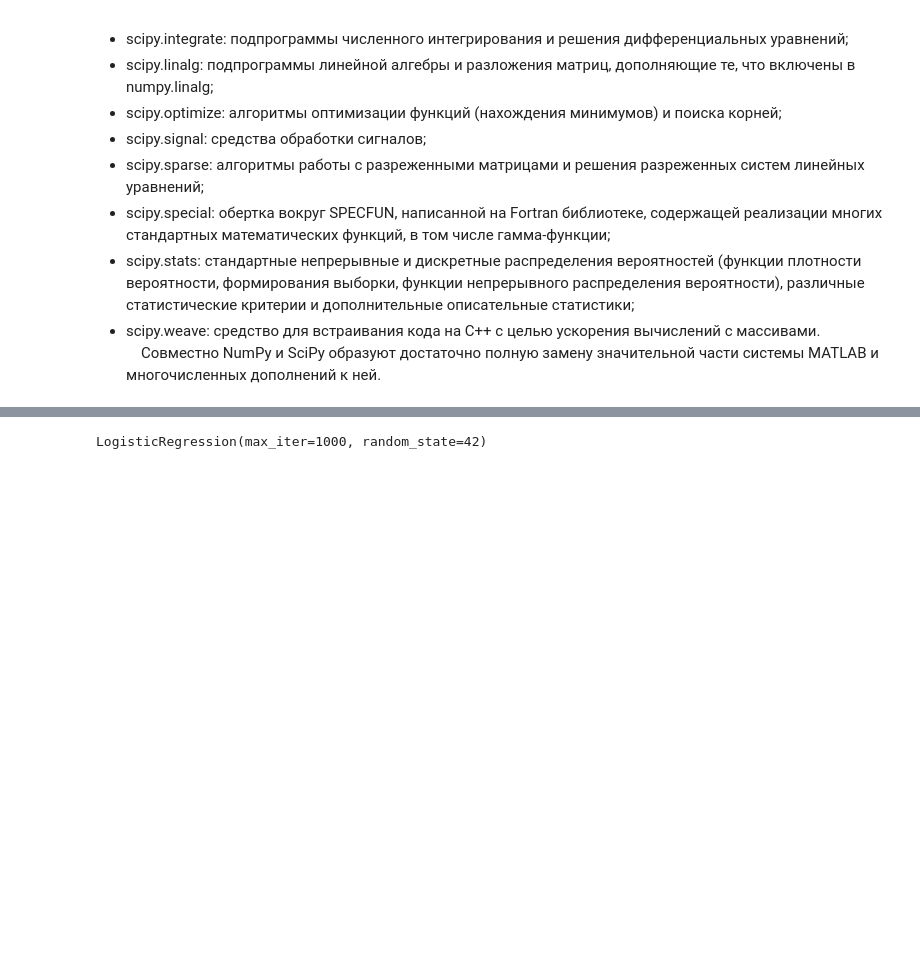
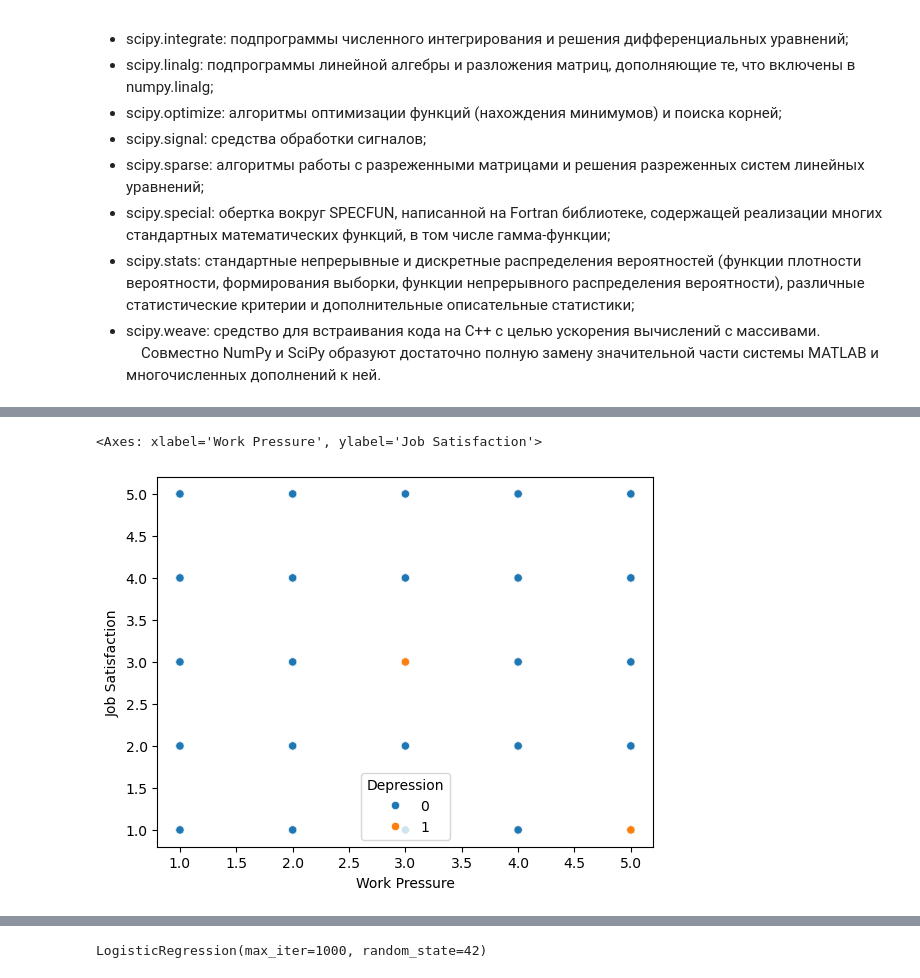
Before and after one commit to NikitaMaltsevvv/SIAFT_INTENSIVE, a Jupyter notebook: baseline.ipynb, the cells around one changed output, grey strips where cells are left out. Saved outputs shown, nothing was run; the diff lists cells and outputs as text; code cells hidden in the pictures; blank space fills up the shorter version.

```diff
--- a/baseline.ipynb
+++ b/baseline.ipynb
@@ -125,0 +198,5 @@ from sklearn.metrics import roc_auc_score, roc_curve, auc
+# %%
+sns.scatterplot(x=train['Work Pressure'], y=train['Job Satisfaction'], hue=train['Depression'])
+# %% [output]
+<Axes: xlabel='Work Pressure', ylabel='Job Satisfaction'>
+[figure, added]
```
Also changed, not shown: parts of 20 cells of this notebook, 3 other files.
